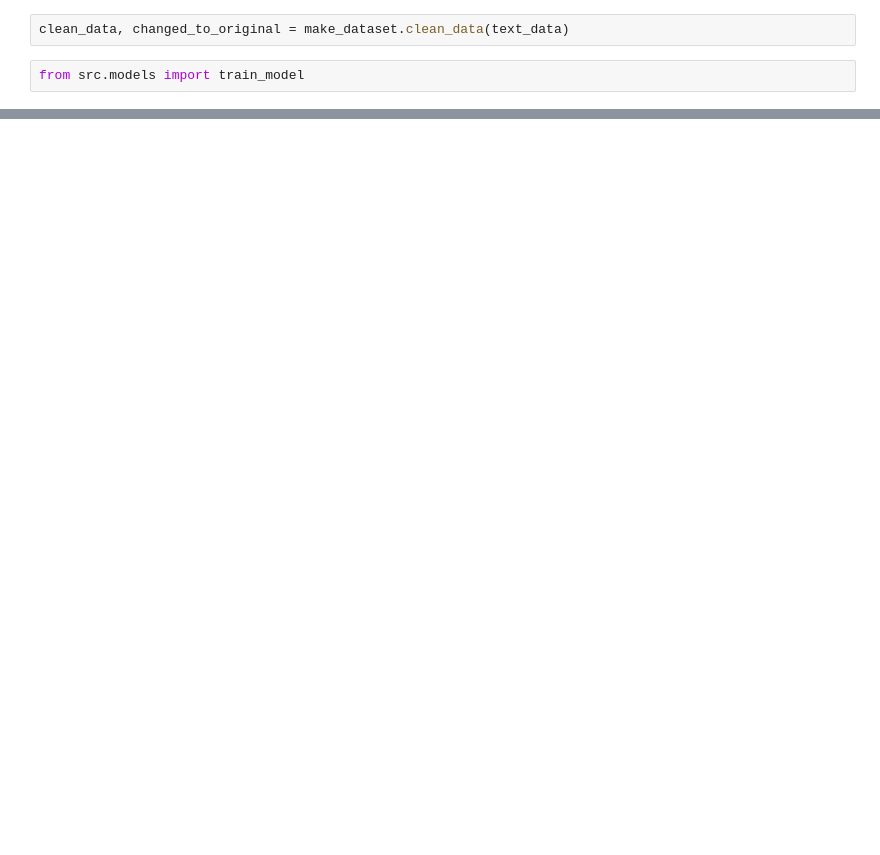
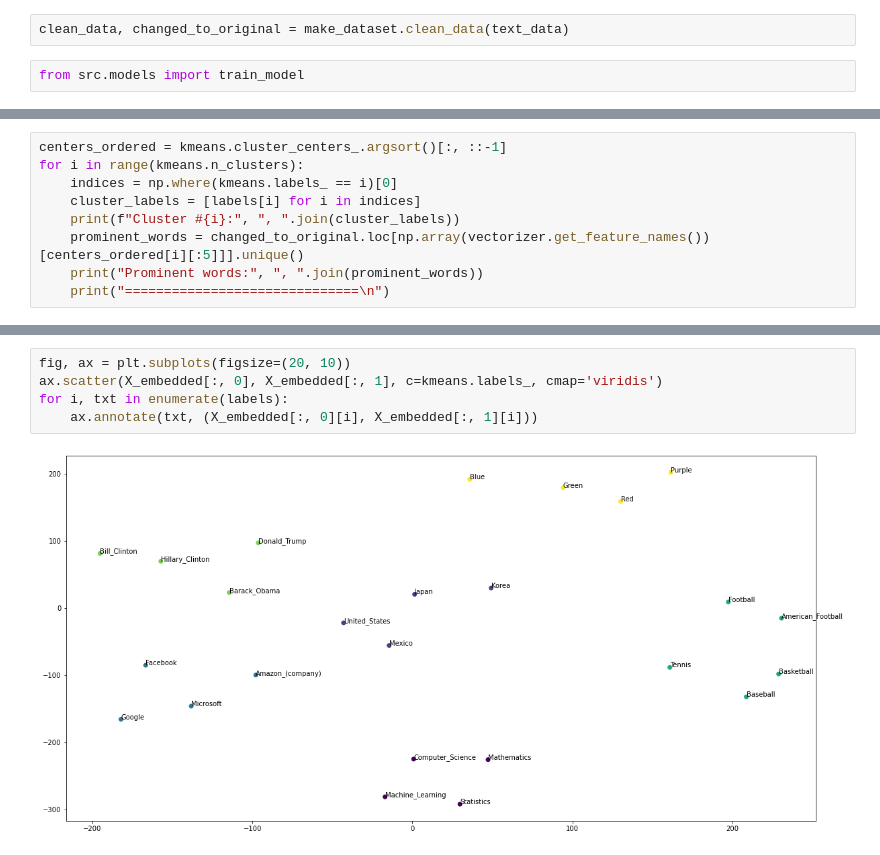
Before and after one commit to ryoheinamiki515/NLP-text-content-clustering, a Jupyter notebook: notebooks/example_tests.ipynb, the cells around one changed output, grey strips where cells are left out. Cells and saved outputs as stored; diff of their text form; blank space fills up the shorter version.

```diff
--- a/notebooks/example_tests.ipynb
+++ b/notebooks/example_tests.ipynb
@@ -46,0 +50,9 @@ array([2, 0, 1, 0, 1, 0, 0, 3, 0, 4, 0, 0, 0, 1, 0, 2, 0, 0, 1, 2, 0, 3,
+# %%
+centers_ordered = kmeans.cluster_centers_.argsort()[:, ::-1]
+for i in range(kmeans.n_clusters):
+    indices = np.where(kmeans.labels_ == i)[0]
+    cluster_labels = [labels[i] for i in indices]
+    print(f"Cluster #{i}:", ", ".join(cluster_labels))
+    prominent_words = changed_to_original.loc[np.array(vectorizer.get_feature_names())[centers_ordered[i][:5]]].unique()
+    print("Prominent words:", ", ".join(prominent_words))
+    print("==============================\n")
@@ -46,0 +77,7 @@ array([2, 0, 1, 0, 1, 0, 0, 3, 0, 4, 0, 0, 0, 1, 0, 2, 0, 0, 1, 2, 0, 3,
+# %%
+fig, ax = plt.subplots(figsize=(20, 10))
+ax.scatter(X_embedded[:, 0], X_embedded[:, 1], c=kmeans.labels_, cmap='viridis')
+for i, txt in enumerate(labels):
+    ax.annotate(txt, (X_embedded[:, 0][i], X_embedded[:, 1][i]))
+# %% [output]
+[figure, added]
```
Also changed, not shown: parts of 13 cells of this notebook, 2 other files.
